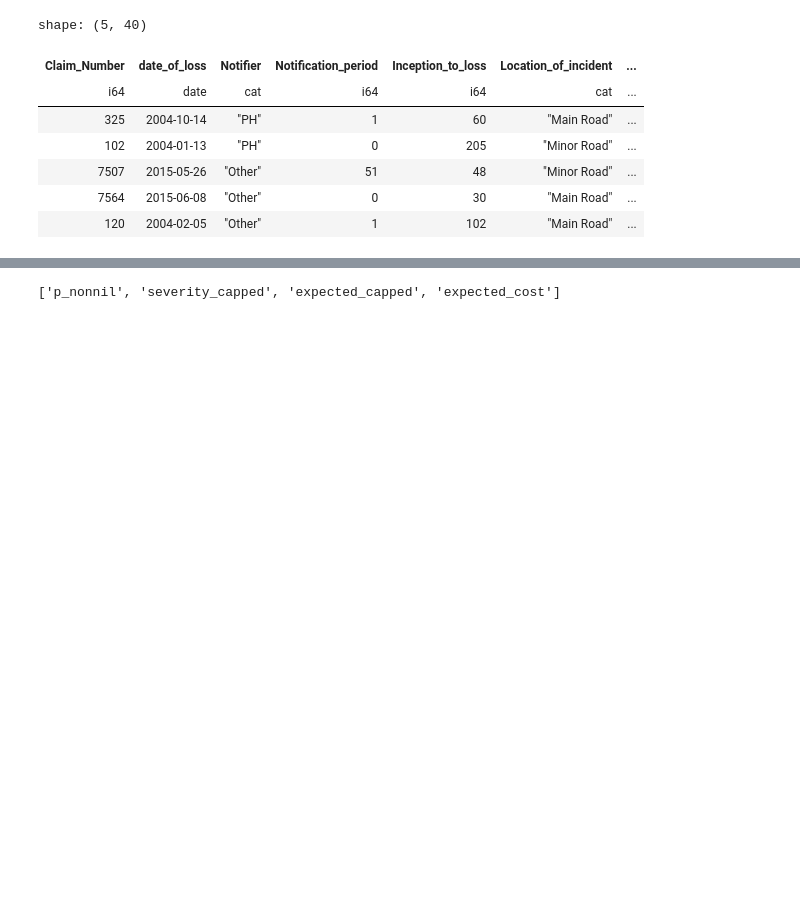
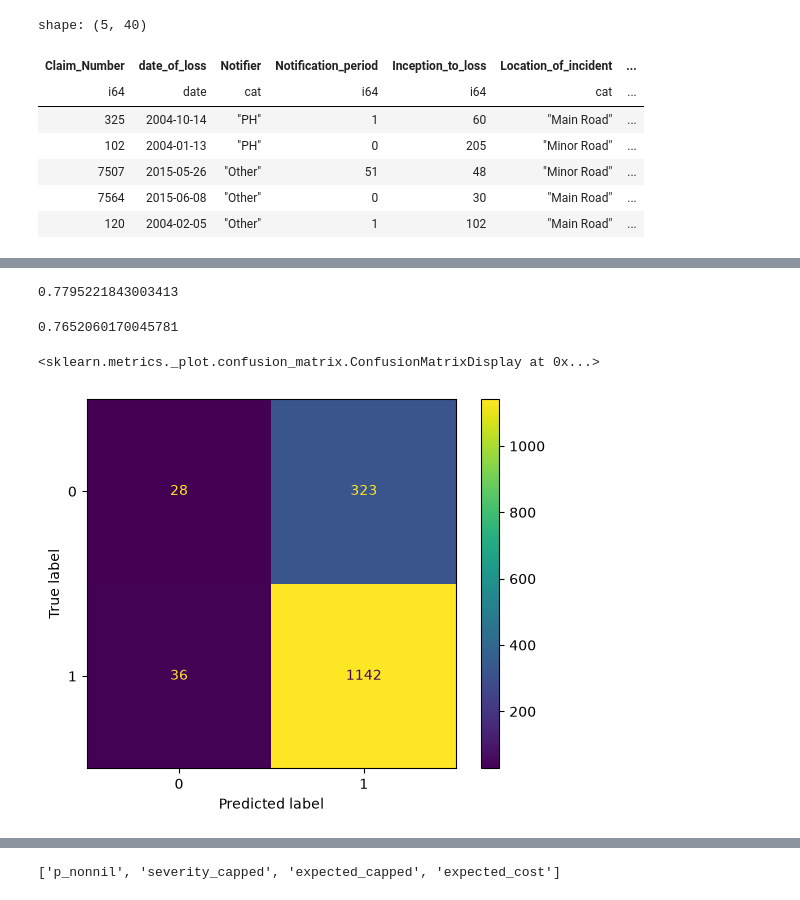
Before and after one commit to John2Wragg/Practice_Solution, a Jupyter notebook: Model_Evaluation/model_eval_test.ipynb, the cells around one changed output, grey strips where cells are left out. Saved outputs shown, nothing was run; the diff lists cells and outputs as text; code cells hidden in the pictures; blank space fills up the shorter version.

Commit message:
testing nil metrics

```diff
--- a/Model_Evaluation/model_eval_test.ipynb
+++ b/Model_Evaluation/model_eval_test.ipynb
@@ -61,3 +76,22 @@ shape: (5, 40)
+# %%
+comparison = comparison.with_columns(pl.when(pl.col("p_nonnil") > 0.5).then(1).otherwise(0).alias("non_zero_claim_label_pred"))
+# %%
+cm = confusion_matrix(comparison["non_zero_claim_flag"], comparison["non_zero_claim_label_pred"], labels=mb.nil_model.classes_)
+disp = ConfusionMatrixDisplay(confusion_matrix=cm,
+                              display_labels=mb.nil_model.classes_)
+# %%
+1142/(1142+323)
+# %% [output]
+0.7795221843003413
+# %%
+(1142+28)/(1142+36+28+323)
+# %% [output]
+0.7652060170045781
+# %%
+disp.plot()
+# %% [output]
+<sklearn.metrics._plot.confusion_matrix.ConfusionMatrixDisplay at 0x...>
+[figure, added]
 # %%
 shap_plot(mb, train, model="nil")
 # %% [output]
```
Also changed, not shown: parts of 7 cells of this notebook.
